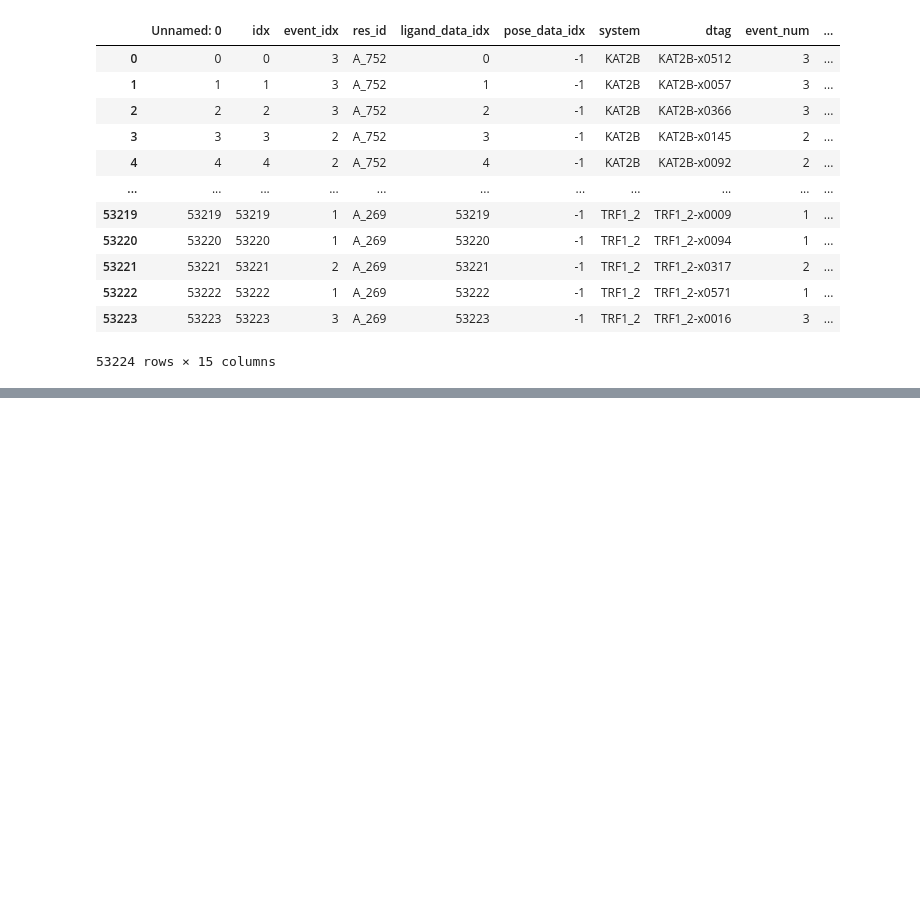
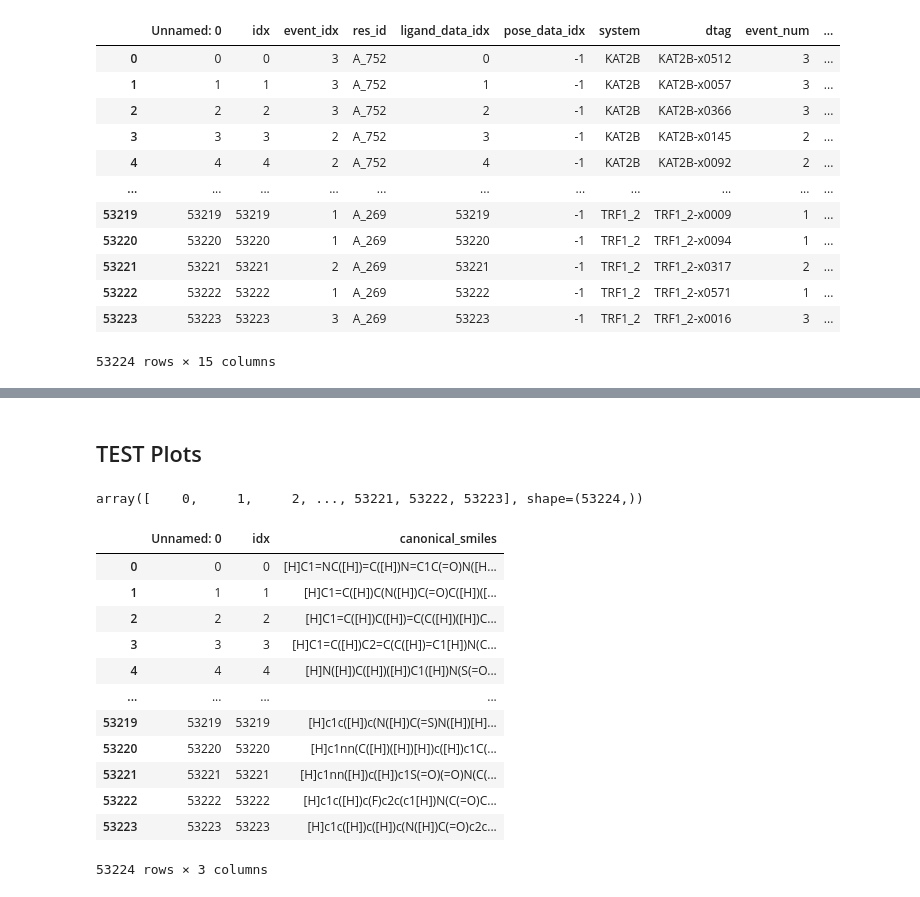
Before and after one commit to ConorFWild/pandda_2_paper_figures, a Jupyter notebook: Materials/XChemDataset.ipynb, the cells around one changed output, grey strips where cells are left out. Drawn from its saved outputs; the diff is of its cells as text; code cells hidden in the pictures; blank space fills up the shorter version.

```diff
--- a/Materials/XChemDataset.ipynb
+++ b/Materials/XChemDataset.ipynb
@@ -32,0 +415,22 @@ event_metadata
+# %% [markdown]
+## TEST Plots
+# %%
+event_metadata['ligand_data_idx'].values
+# %% [output]
+array([    0,     1,     2, ..., 53221, 53222, 53223], shape=(53224,))
+# %%
+ligand_metadata.loc[[int(x) for x in event_metadata['ligand_data_idx'].values]]
+# %% [output]
+|  | Unnamed: 0 | idx | canonical_smiles |
+| 0 | 0 | 0 | [H]C1=NC([H])=C([H])N=C1C(=O)N([H... |
+| 1 | 1 | 1 | [H]C1=C([H])C(N([H])C(=O)C([H])([... |
+| 2 | 2 | 2 | [H]C1=C([H])C([H])=C(C([H])([H])C... |
+| 3 | 3 | 3 | [H]C1=C([H])C2=C(C([H])=C1[H])N(C... |
+| 4 | 4 | 4 | [H]N([H])C([H])([H])C1([H])N(S(=O... |
+| ... | ... | ... | ... |
+| 53219 | 53219 | 53219 | [H]c1c([H])c(N([H])C(=S)N([H])[H]... |
+| 53220 | 53220 | 53220 | [H]c1nn(C([H])([H])[H])c([H])c1C(... |
+| 53221 | 53221 | 53221 | [H]c1nn([H])c([H])c1S(=O)(=O)N(C(... |
+| 53222 | 53222 | 53222 | [H]c1c([H])c(F)c2c(c1[H])N(C(=O)C... |
+| 53223 | 53223 | 53223 | [H]c1c([H])c([H])c(N([H])C(=O)c2c... |
+53224 rows × 3 columns
```
Also changed, not shown: parts of 32 cells of this notebook, 6 other files.
